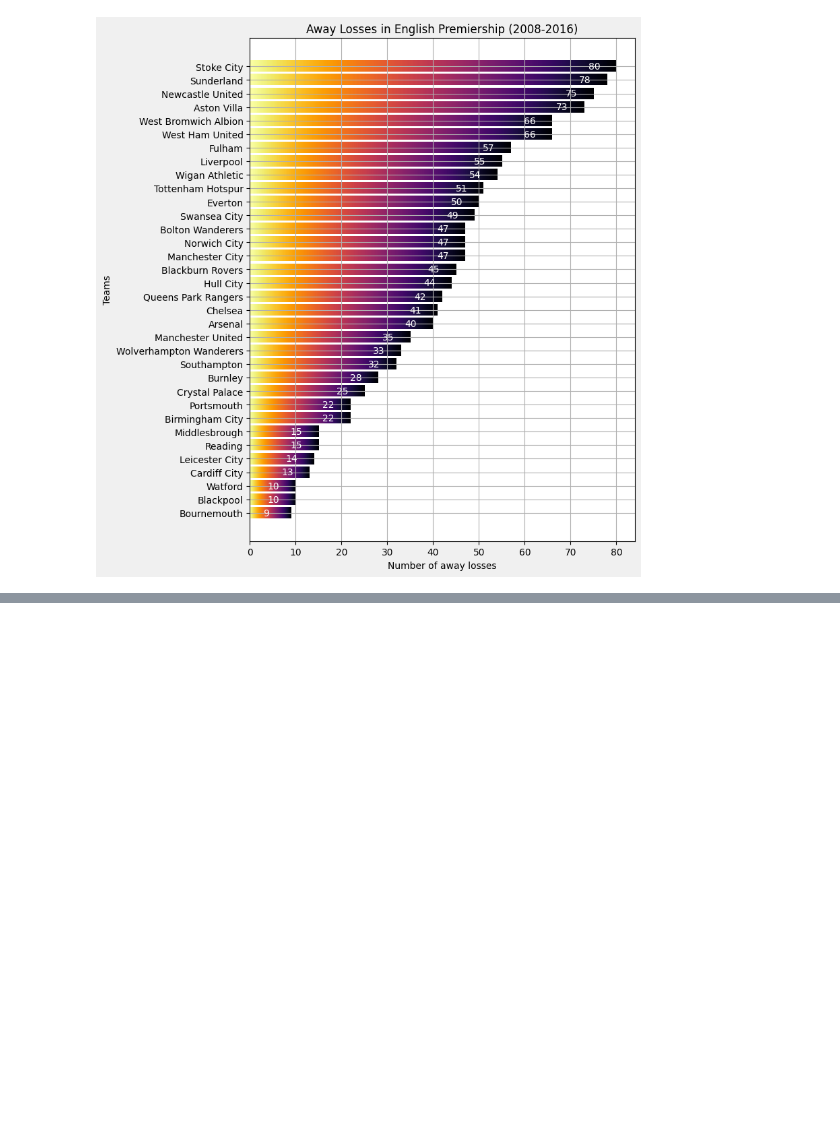
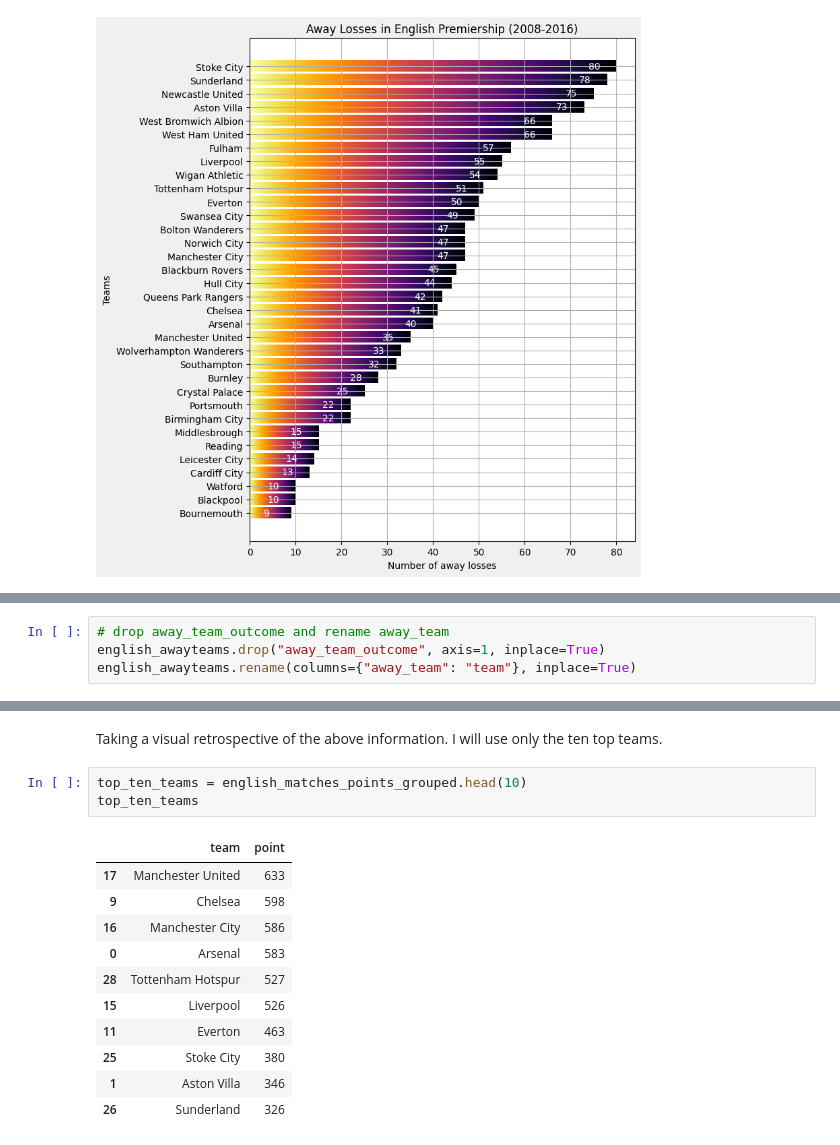
Before and after one commit to Emekadavid/european_soccer, a Jupyter notebook: notebook.ipynb, the cells around one changed output, grey strips where cells are left out. Drawn from its saved outputs; the diff is of its cells as text; blank space fills up the shorter version.

```diff
--- a/notebook.ipynb
+++ b/notebook.ipynb
@@ -1616,0 +1704,4 @@ for rect in rects:
+# %%
+# drop away_team_outcome and rename away_team
+english_awayteams.drop("away_team_outcome", axis=1, inplace=True)
+english_awayteams.rename(columns={"away_team": "team"}, inplace=True)
@@ -1616,0 +1768,17 @@ for rect in rects:
+# %% [markdown]
+Taking a visual retrospective of the above information. I will use only the ten top teams.
+# %%
+top_ten_teams = english_matches_points_grouped.head(10)
+top_ten_teams
+# %% [output]
+|  | team | point |
+| 17 | Manchester United | 633 |
+| 9 | Chelsea | 598 |
+| 16 | Manchester City | 586 |
+| 0 | Arsenal | 583 |
+| 28 | Tottenham Hotspur | 527 |
+| 15 | Liverpool | 526 |
+| 11 | Everton | 463 |
+| 25 | Stoke City | 380 |
+| 1 | Aston Villa | 346 |
+| 26 | Sunderland | 326 |
```
Also changed, not shown: parts of 22 cells of this notebook, 1 other file.
